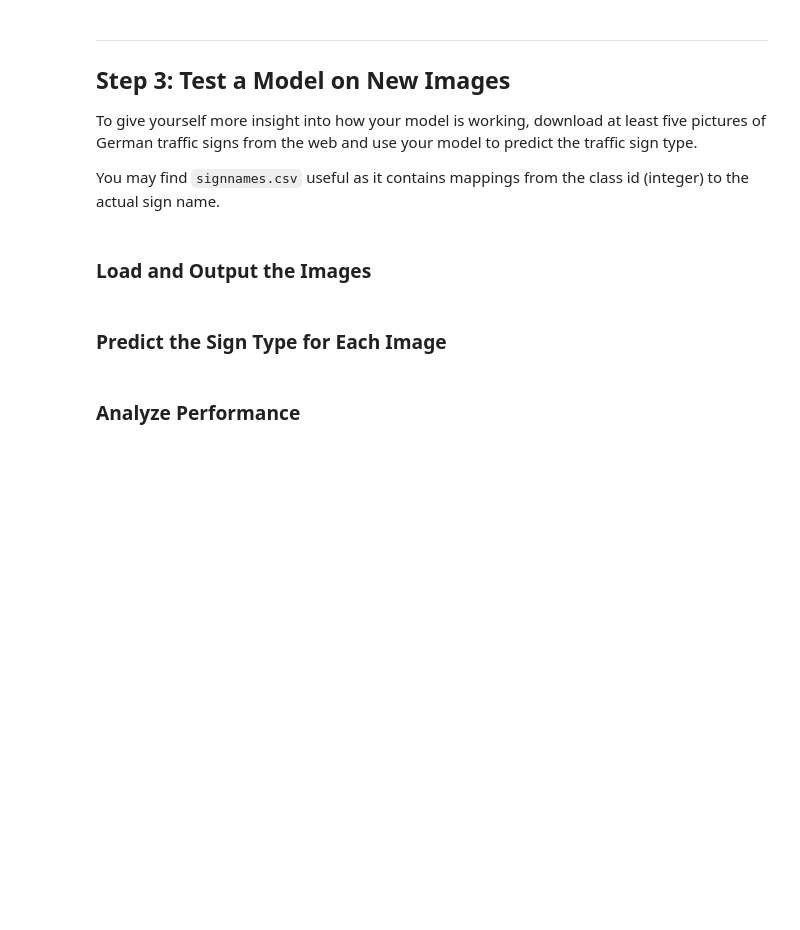
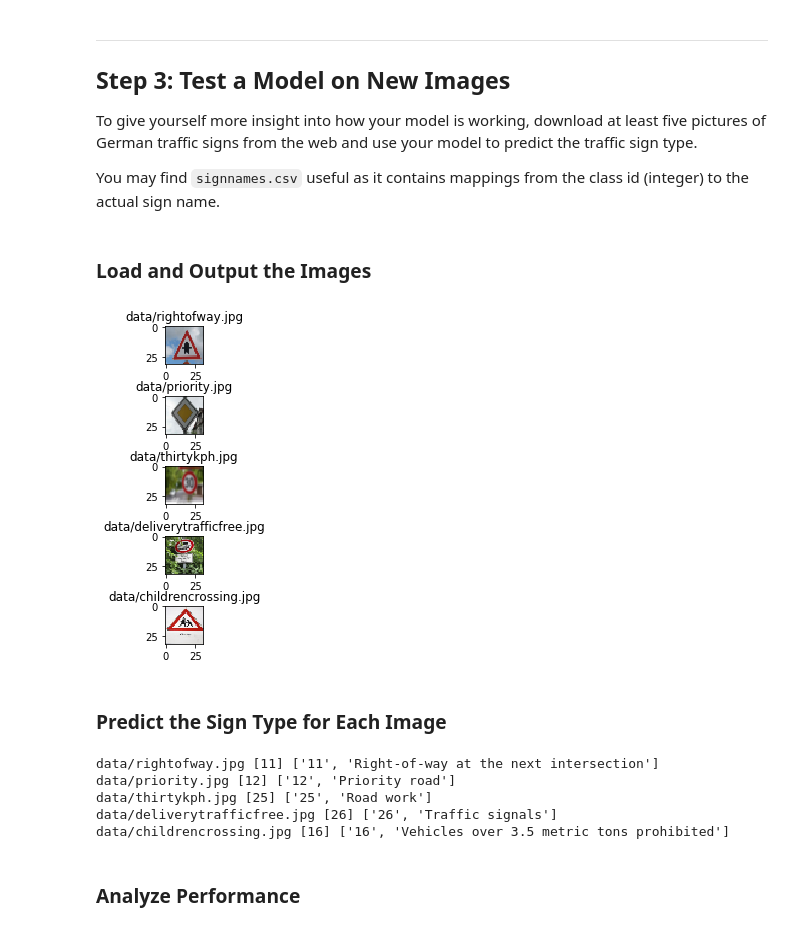
Before and after one commit to escolmebartlebooth/usdc-t1-p2-trafficsigns, a Jupyter notebook: Traffic_Sign_Classifier.ipynb, the cells around one changed output. Saved outputs shown, nothing was run; the diff lists cells and outputs as text; code cells hidden in the pictures; blank space fills up the shorter version.

```diff
--- a/Traffic_Sign_Classifier.ipynb
+++ b/Traffic_Sign_Classifier.ipynb
@@ -309,11 +332,17 @@ from tensorflow.contrib.layers import flatten
 #X_train_norm, y_train = shuffle(X_train_norm, y_train_extended)
 X_train_equal, y_train = shuffle(X_train_equal, y_train_extended)
 
+# test run params containing various combinations of epoch and batch sizes
+#test_run_params = [(10,128,0.001,1),(100,128,0.001,1),(100,256,0.001,0.8),(200,256,0.0003,0.5)]
+test_run_params = [(200,256,0.0003,0.5)]
+
+# defaults
 EPOCHS = 200
 BATCH_SIZE = 256
+rate = 0.0003
 # %%
 # model 1: raw LeNet model adopted for normalised german traffic data
-def LeNet(x, keep_prob):
+def LeNet(x, keep_prob, output_layer=None):
     # Arguments used for tf.truncated_normal, randomly defines variables for the weights and biases for each layer
     mu = 0
     sigma = 0.1
@@ -326,6 +355,7 @@ def LeNet(x, keep_prob):
 
     # SOLUTION: Activation.
     conv1 = tf.nn.relu(conv1)
+    if output_layer == 'conv1': return conv1
 
     # SOLUTION: Pooling. Input = 28x28x6. Output = 14x14x6.
     conv1 = tf.nn.max_pool(conv1, ksize=[1, 2, 2, 1], strides=[1, 2, 2, 1], padding='VALID')
@@ -468,3 +501,30 @@ You may find `signnames.csv` useful as it contains mappings from the class id (i
+# %%
+import skimage.io as ski
+import skimage.filters as skf
+### Load the images and plot them here.
+### Feel free to use as many code cells as needed.
+new_image1 = "data/rightofway.jpg"
+new_image2 = "data/priority.jpg"
+new_image3 = "data/thirtykph.jpg"
+new_image4 = "data/deliverytrafficfree.jpg"
+new_image5 = "data/childrencrossing.jpg"
+new_images = [new_image1, new_image2, new_image3, new_image4, new_image5]
+processed_img = []
+# load image
+fig, axes = plt.subplots(nrows=5, ncols=1, figsize=(5,5))
+fig.tight_layout()
+for i in range(len(new_images)):
+    n_img = ski.imread(new_images[i])
+    # apply gaussian blur for resizing
+    n_img = skf.gaussian(n_img, sigma=5, multichannel=True)
+    # resize to 32,32,3
+    n_img = skimage.transform.resize(n_img, (32,32), mode='reflect')
+    processed_img.append(n_img)
+    ax = plt.subplot(5,1,i+1)
+    ax.set_title(new_images[i])
+    plt.imshow(n_img)
+# %% [output]
+[figure, added]
 # %% [markdown]
 ### Predict the Sign Type for Each Image
 # %%
@@ -474,6 +534,24 @@ You may find `signnames.csv` useful as it contains mappings from the class id (i
 # preprocess to desired model
 # do predictions
 # show probabilities
+new_image_prediction = tf.argmax(logits, 1)
+def get_prediction(X_data, y_data):
+    sess = tf.get_default_session()
+    return sess.run(new_image_prediction, feed_dict={x: np.expand_dims(X_data,axis=0), y: y_data, keep_prob: 1})
+
+for i in range(len(new_images)):
+    with tf.Session() as sess:
+        saver.restore(sess, tf.train.latest_checkpoint('.'))
+        n_img_equal = skimage.exposure.equalize_hist(skimage.color.rgb2grey(img_normalise(processed_img[i])))
+        n_img_equal = n_img_equal.reshape(n_img_equal.shape + (1,))
+        predictions = get_prediction(n_img_equal, y_valid[0])
+        print(new_images[i],predictions, signnames[predictions[0]])
+# %% [output]
+data/rightofway.jpg [11] ['11', 'Right-of-way at the next intersection']
+data/priority.jpg [12] ['12', 'Priority road']
+data/thirtykph.jpg [25] ['25', 'Road work']
+data/deliverytrafficfree.jpg [26] ['26', 'Traffic signals']
+data/childrencrossing.jpg [16] ['16', 'Vehicles over 3.5 metric tons prohibited']
 # %% [markdown]
 ### Analyze Performance
 # %%
```
Also changed, not shown: parts of 16 cells of this notebook, 2 other files.
